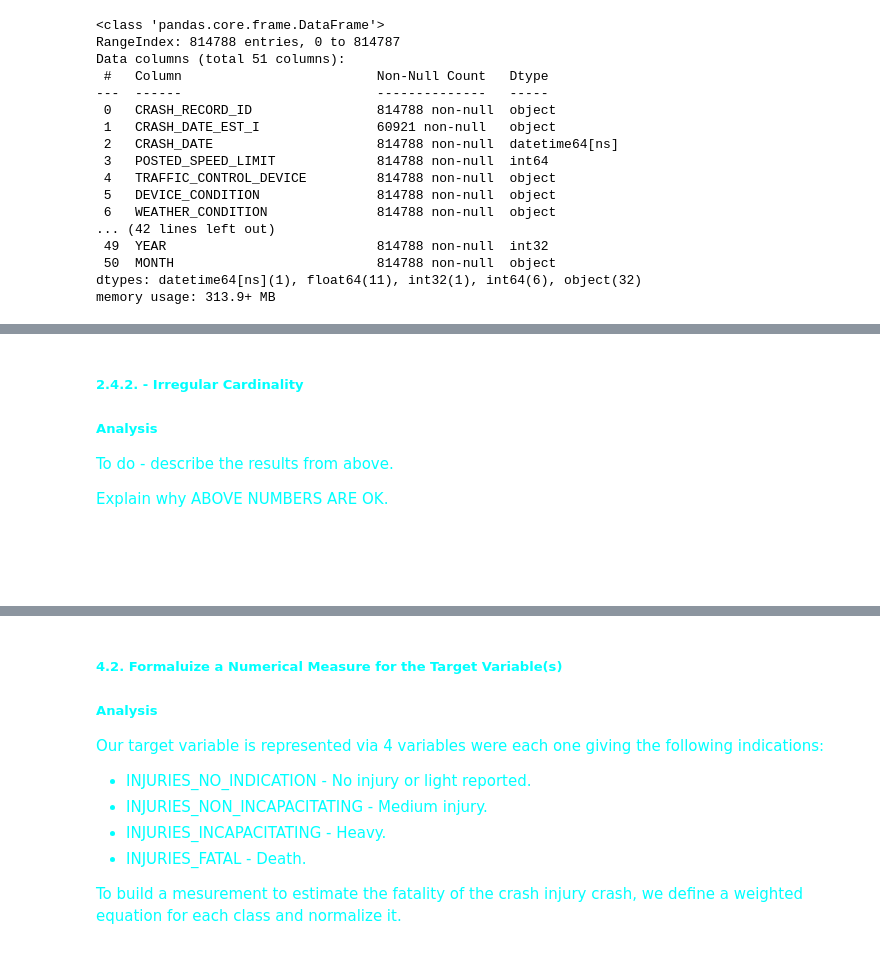
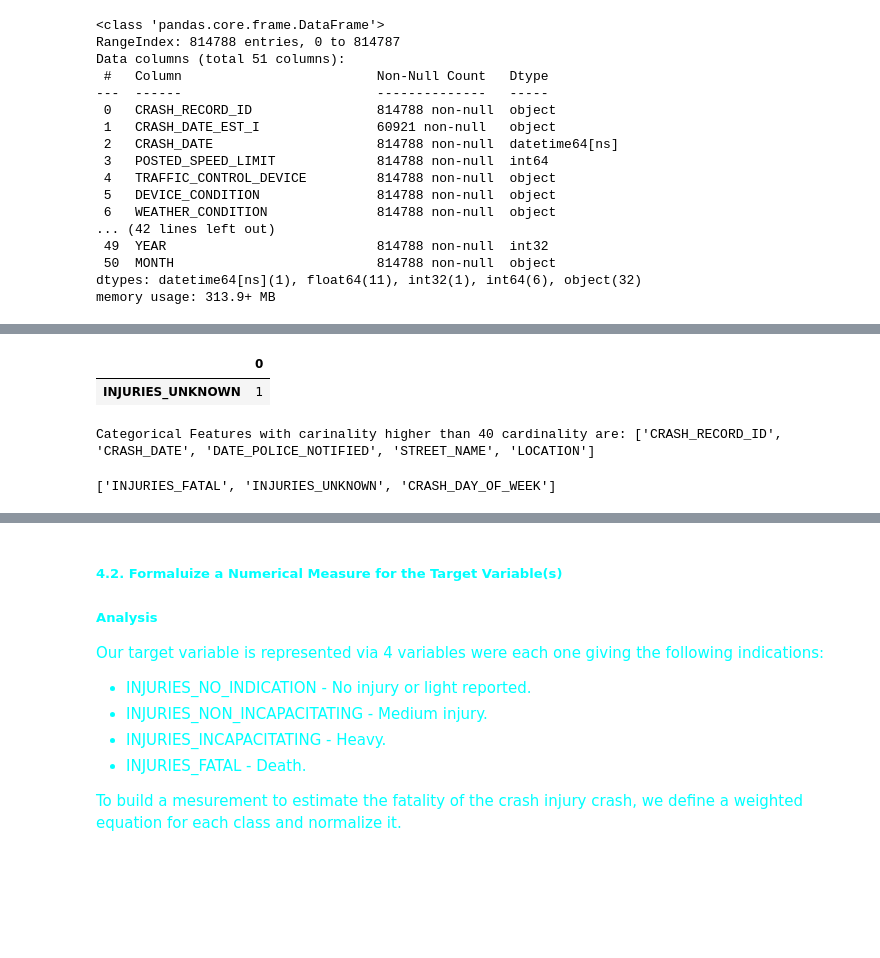
Before and after one commit to mm-khiet/project_dal, a Jupyter notebook: injury_prediction.ipynb, the cells around one changed output, grey strips where cells are left out. Cells and saved outputs as stored; diff of their text form; code cells hidden in the pictures; blank space fills up the shorter version.

Commit message:
Data Preparation: 1. Improve functionality 2. Add analysis 3. Orgnize structure Also some more appendix functionality

```diff
--- a/injury_prediction.ipynb
+++ b/injury_prediction.ipynb
@@ -697,25 +781,25 @@ We will address that again in the Data Preprocessing section to clean up the out
 # %%
 # 2.4.2. Irregular cardinality - Features with a cardinality of 1
 
 IRREGULAR_CARD_SINGLE = 1             # To detect features with cardinality of 1
 
-def get_irregular_cardinality_with_single_cardinality(df):
-    unique_counts = df.nunique()
-    # for feature_name, count in unique_counts.items():
-    #     if count == 1:
-    #         print(f"The feature '{feature_name}' has a unique count of 1 - Irregular Cardinality Issue")
+def get_irregular_cardinality_with_single_cardinality(my_df):
+    unique_counts = my_df.nunique()
     unique_counts_single_threshold = unique_counts[unique_counts == IRREGULAR_CARD_SINGLE]
     return pd.DataFrame(unique_counts_single_threshold)
 
 
 get_irregular_cardinality_with_single_cardinality(df)
+# %% [output]
+|  | 0 |
+| INJURIES_UNKNOWN | 1 |
 # %%
 # 2.4.2. Irregular cardinality - Too high cardinality for categorical features
 
-IRREGULAR_CARD_MAX_THRESHOLD = 10     # To detect categorical features with high cardinality
+IRREGULAR_CARD_MAX_THRESHOLD = 40     # To detect categorical features with high cardinality
 
-def get_unique_counts_exceed_max_threshold_categorical(df):
-    cardinality = df.select_dtypes(exclude=['number']).apply(lambda x: x.nunique())
+def get_unique_counts_exceed_max_threshold_categorical(my_df):
+    cardinality = my_df.select_dtypes(exclude=['number']).apply(lambda x: x.nunique())
     high_cardinality_cols = cardinality[cardinality > IRREGULAR_CARD_MAX_THRESHOLD].index.tolist()
     # print("High Cardinality Columns:", high_cardinality_cols)
     return high_cardinality_cols
@@ -723,34 +807,20 @@ def get_unique_counts_exceed_max_threshold_categorical(df):
 high_cardinality_cols = get_unique_counts_exceed_max_threshold_categorical(df)
 # Categorical Features with carinality higher than IRREGULAR_CARD_MAX_THRESHOLD
 print(f"Categorical Features with carinality higher than {IRREGULAR_CARD_MAX_THRESHOLD} cardinality are: {high_cardinality_cols}")
+# %% [output]
+Categorical Features with carinality higher than 40 cardinality are: ['CRASH_RECORD_ID', 'CRASH_DATE', 'DATE_POLICE_NOTIFIED', 'STREET_NAME', 'LOCATION']
 # %%
 # 2.4.2. Irregular cardinality - Too low cardinality for continuous features
 
 IRREGULAR_CARD_MIN_THRESHOLD = 10      # To detect continuous features with low cardinality
 
-def get_unique_counts_exceed_min_threshold_continuous(df):
-    continuous = df.select_dtypes(include=['number']).apply(lambda x: x.nunique())
+def get_unique_counts_exceed_min_threshold_continuous(my_df):
+    continuous = my_df.select_dtypes(include=['number']).apply(lambda x: x.nunique())
     high_cardinality_cols = continuous[continuous < IRREGULAR_CARD_MIN_THRESHOLD].index.tolist()
     # print("High Cardinality Columns:", high_cardinality_cols)
     return high_cardinality_cols
-    # cardinality = df.select_dtypes(exclude=['number']).apply(lambda x: x.nunique())
-    # unique_counts = df.nunique()
-    # unique_counts_below_min_threshold = unique_counts[unique_counts < IRREGULAR_CARD_MIN_THRESHOLD]
-    # return pd.DataFrame(unique_counts_below_min_threshold)
 
 get_unique_counts_exceed_min_threshold_continuous(df)
+# df['PRIM_CONTRIBUTORY_CAUSE'].head()
+# %% [output]
+['INJURIES_FATAL', 'INJURIES_UNKNOWN', 'CRASH_DAY_OF_WEEK']
-# %% [markdown]
-<span style="color:cyan">
-
-##### 2.4.2.  - Irregular Cardinality
-##### Analysis
-
-To do - describe the results from above.
-
-Explain why ABOVE NUMBERS ARE OK.
-
-<br>
-<br>
-<br>
-
-</span>
```
Also changed, not shown: parts of 52 cells of this notebook.
